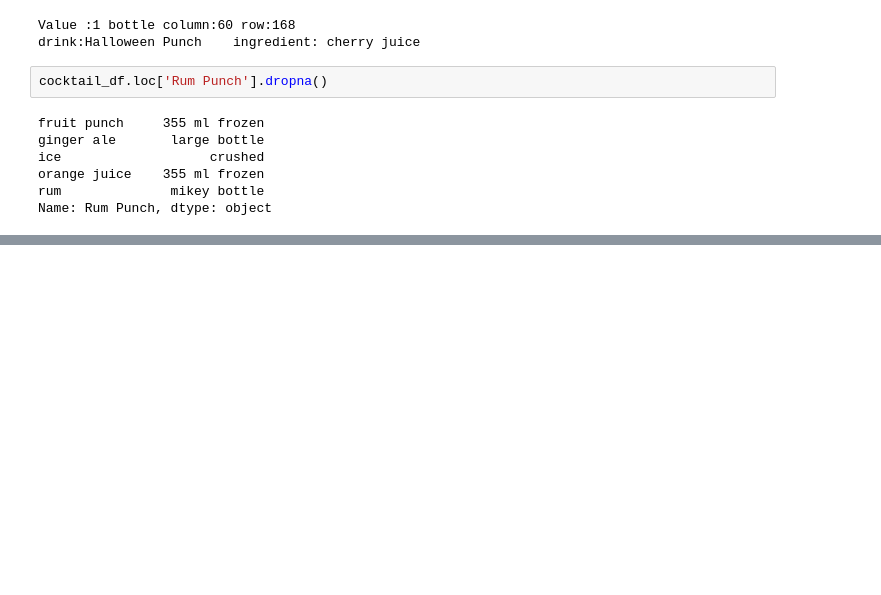
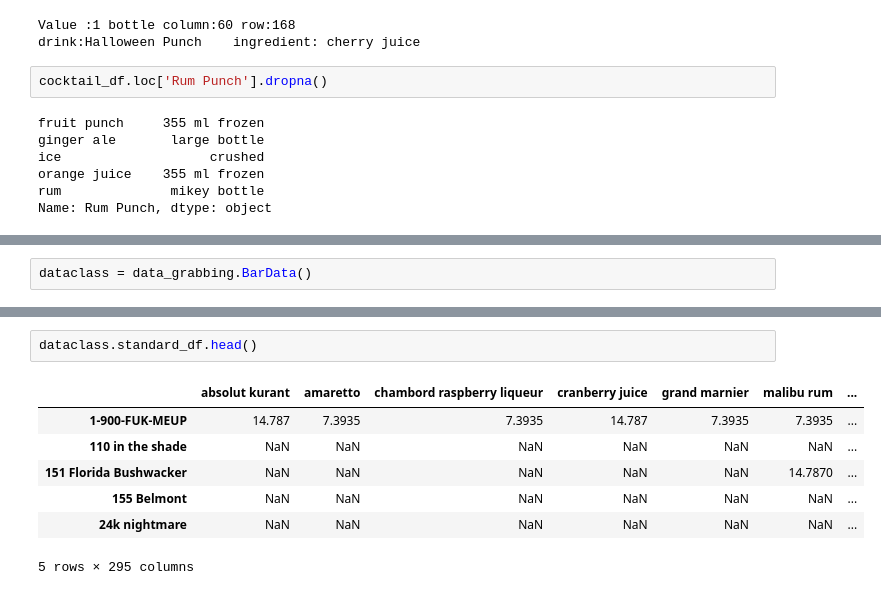
Before and after one commit to ljbaker/bartinder, a Jupyter notebook: notebooks/Data Retrieval Notebook.ipynb, the cells around one changed output, grey strips where cells are left out. Drawn from its saved outputs; the diff is of its cells as text; blank space fills up the shorter version.

Commit message:
updates to data class and naming

```diff
--- a/notebooks/Data Retrieval Notebook.ipynb
+++ b/notebooks/Data Retrieval Notebook.ipynb
@@ -644,0 +1024,2 @@ Name: Rum Punch, dtype: object
+# %%
+dataclass = data_grabbing.BarData()
@@ -644,0 +1059,10 @@ Name: Rum Punch, dtype: object
+# %%
+dataclass.standard_df.head()
+# %% [output]
+|  | absolut kurant | amaretto | chambord raspberry liqueur | cranberry juice | grand marnier | malibu rum | ... |
+| 1-900-FUK-MEUP | 14.787 | 7.3935 | 7.3935 | 14.787 | 7.3935 | 7.3935 | ... |
+| 110 in the shade | NaN | NaN | NaN | NaN | NaN | NaN | ... |
+| 151 Florida Bushwacker | NaN | NaN | NaN | NaN | NaN | 14.7870 | ... |
+| 155 Belmont | NaN | NaN | NaN | NaN | NaN | NaN | ... |
+| 24k nightmare | NaN | NaN | NaN | NaN | NaN | NaN | ... |
+5 rows × 295 columns
```
Also changed, not shown: parts of 17 cells of this notebook, 4 other files.
